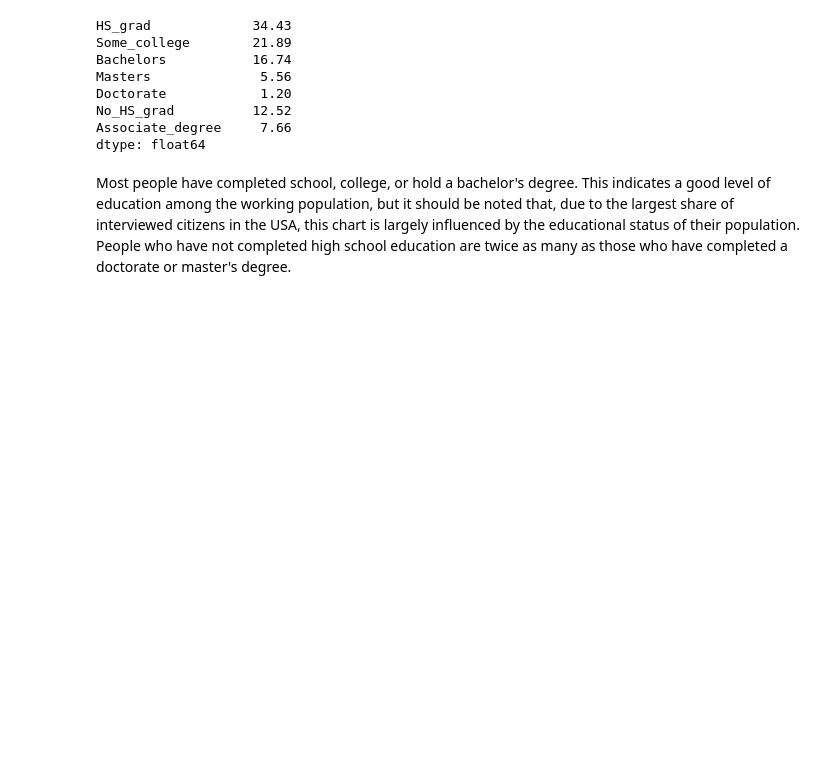
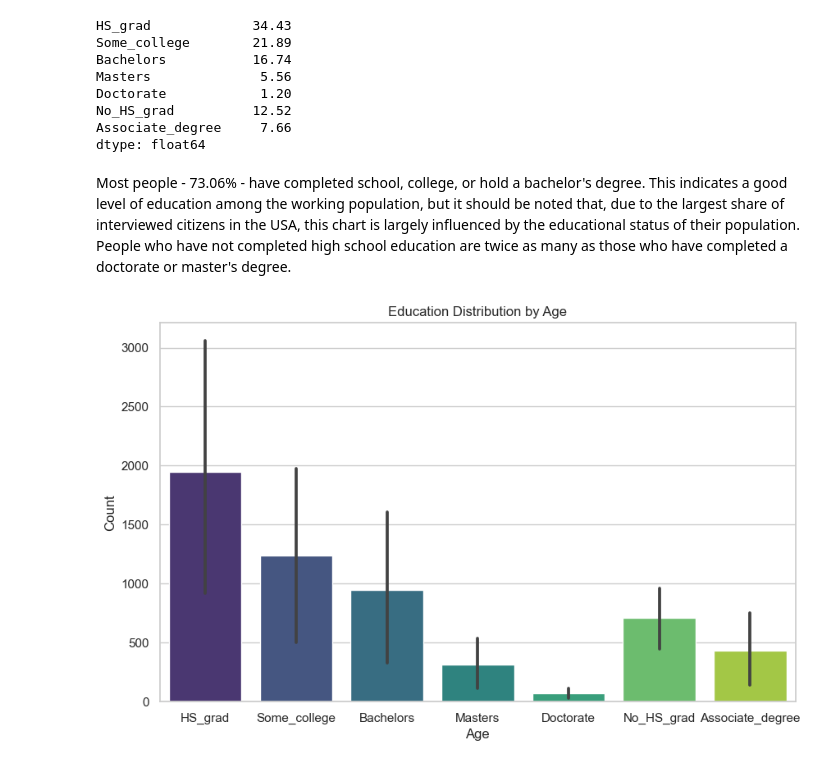
Before and after one commit to Kiril-Lazarov/Artificial-Intelligence, a Jupyter notebook: My Projects/Adult-Income Dataset.ipynb, the cells around one changed output. Cells and saved outputs as stored; diff of their text form; code cells hidden in the pictures; blank space fills up the shorter version.

Commit message:
Finished Age - Education analysis

```diff
--- a/My Projects/Adult-Income Dataset.ipynb
+++ b/My Projects/Adult-Income Dataset.ipynb
@@ -487,4 +486,21 @@ No_HS_grad          12.52
 Associate_degree     7.66
 dtype: float64
 # %% [markdown]
-Most people have completed school, college, or hold a bachelor's degree. This indicates a good level of education among the working population, but it should be noted that, due to the largest share of interviewed citizens in the USA, this chart is largely influenced by the educational status of their population. People who have not completed high school education are twice as many as those who have completed a doctorate or master's degree.
+Most people - 73.06% - have completed school, college, or hold a bachelor's degree. This indicates a good level of education among the working population, but it should be noted that, due to the largest share of interviewed citizens in the USA, this chart is largely influenced by the educational status of their population. People who have not completed high school education are twice as many as those who have completed a doctorate or master's degree.
+# %%
+# Set the Age column as the index
+df = ages_counts_education.set_index('Age')
+
+# Plotting
+plt.figure(figsize=(10, 6))
+sns.barplot(data=df, palette='viridis')
+
+# Adding labels and title
+plt.title('Education Distribution by Age')
+plt.xlabel('Age')
+plt.ylabel('Count')
+
+# Show the plot
+plt.show()
+# %% [output]
+[figure, added]
```
Also changed, not shown: parts of 10 cells of this notebook.
